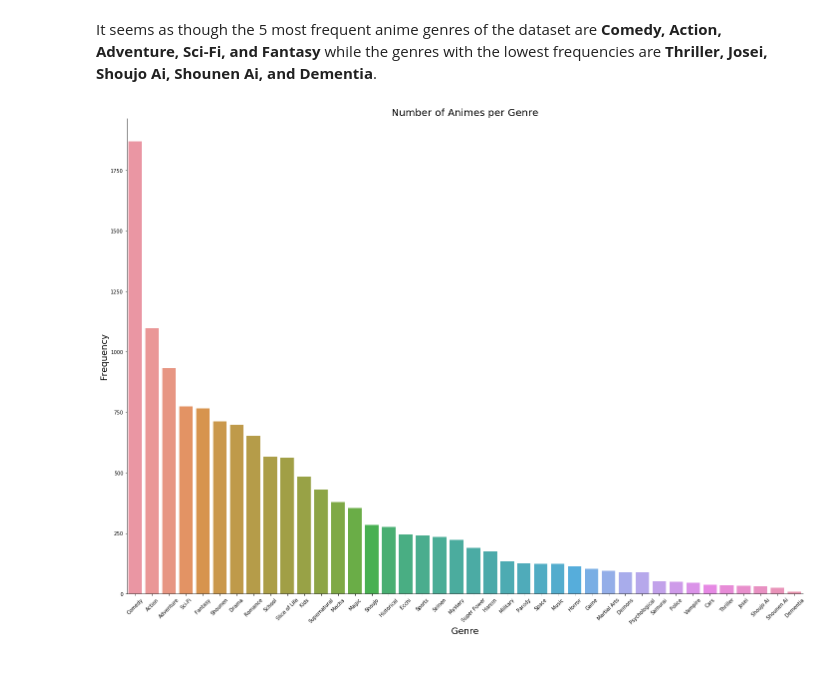
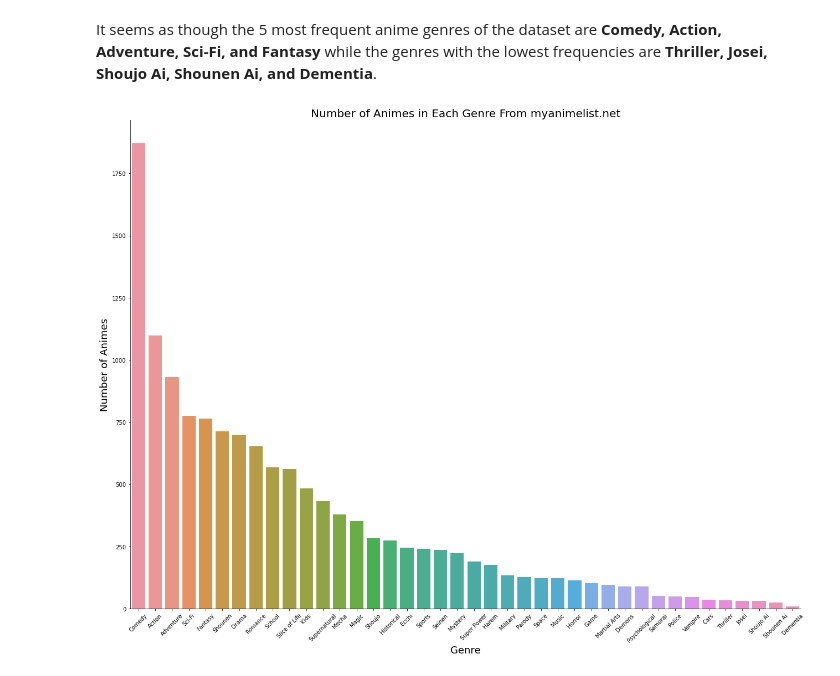
Before and after one commit to Zenoix/Anime-Recommendations, a Jupyter notebook: Exploratory Data Analysis.ipynb, the cells around one changed output. Cells and saved outputs as stored; diff of their text form; code cells hidden in the pictures.

```diff
--- a/Exploratory Data Analysis.ipynb
+++ b/Exploratory Data Analysis.ipynb
@@ -141,13 +127,13 @@ dtype: int64
 It seems as though the 5 most frequent anime genres of the dataset are **Comedy, Action, Adventure, Sci-Fi, and Fantasy** while the genres with the lowest frequencies are **Thriller, Josei, Shoujo Ai, Shounen Ai, and Dementia**.
 # %%
 # plot the number of animes per genre
-plt.figure(figsize=(20,15))
+plt.figure(figsize=(18,14))
 sns.barplot(x=animes_per_genre.index, y=animes_per_genre.values)
 plt.xlabel("Genre", size=18)
-plt.ylabel("Frequency", size=18)
+plt.ylabel("Number of Animes", size=18)
 plt.xticks(rotation=45)
-plt.title("Number of Animes per Genre", size=20)
+plt.title("Number of Animes in Each Genre From myanimelist.net", size=20)
 plt.tight_layout()
 sns.despine();
 # %% [output]
-[figure, old version]
+[figure, new version]
```
Also changed, not shown: parts of 4 cells of this notebook.
